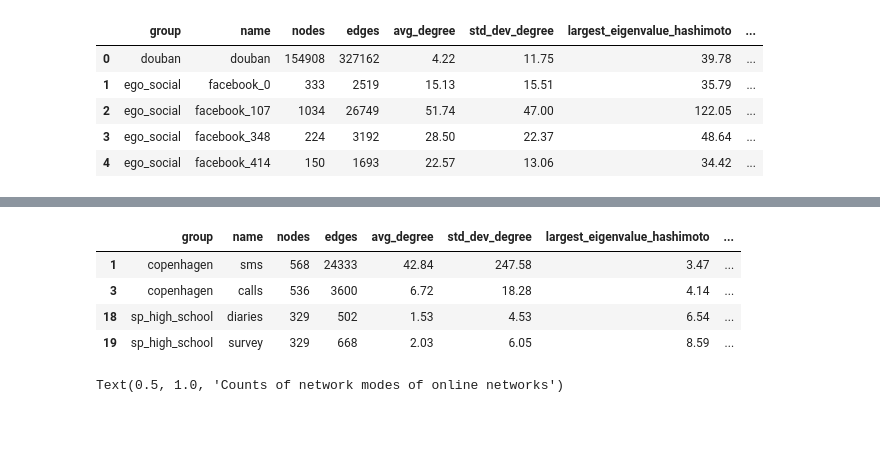
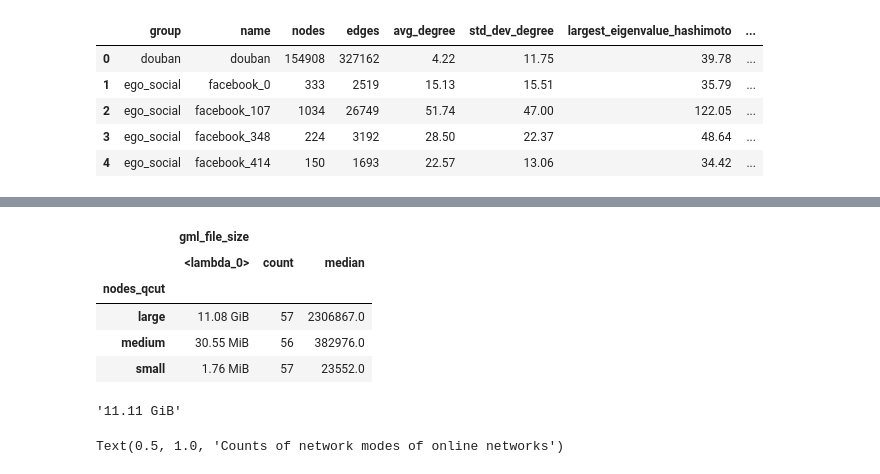
Before and after one commit to alenfrey/uzh-network-science-project, a Jupyter notebook: code/explore_network_properties.ipynb, the cells around one changed output, grey strips where cells are left out. Cells and saved outputs as stored; diff of their text form; code cells hidden in the pictures; blank space fills up the shorter version.

```diff
--- a/code/explore_network_properties.ipynb
+++ b/code/explore_network_properties.ipynb
@@ -31,11 +28,18 @@ all_online_networks[all_online_networks["global_clustering"] == 0]
-# %%
-all_offline_networks[all_offline_networks["kind"] == "Directed"]
-# %% [output]
-|  | group | name | nodes | edges | avg_degree | std_dev_degree | largest_eigenvalue_hashimoto | ... |
-| 1 | copenhagen | sms | 568 | 24333 | 42.84 | 247.58 | 3.47 | ... |
-| 3 | copenhagen | calls | 536 | 3600 | 6.72 | 18.28 | 4.14 | ... |
-| 18 | sp_high_school | diaries | 329 | 502 | 1.53 | 4.53 | 6.54 | ... |
-| 19 | sp_high_school | survey | 329 | 668 | 2.03 | 6.05 | 8.59 | ... |
+# %%
+# calculate dataset sizes per group
+all_online_networks.groupby("nodes_qcut").agg({"gml_file_size": [lambda val: format_size(val.sum(), binary=True), "count", "median"]})
+# %% [output]
+|  | gml_file_size |  |  |
+|  | <lambda_0> | count | median |
+| nodes_qcut |  |  |  |
+| large | 11.08 GiB | 57 | 2306867.0 |
+| medium | 30.55 MiB | 56 | 382976.0 |
+| small | 1.76 MiB | 57 | 23552.0 |
+# %%
+# get total size of all online network datasets
+format_size(reduce(lambda x, y: x + y, all_online_networks["gml_file_size"]), binary=True)
+# %% [output]
+'11.11 GiB'
 # %%
 all_online_networks["mode"].value_counts().sort_values().plot(kind = 'bar')
 plt.title("Counts of network modes of online networks")
```
Also changed, not shown: parts of 8 cells of this notebook, 2 other files.
